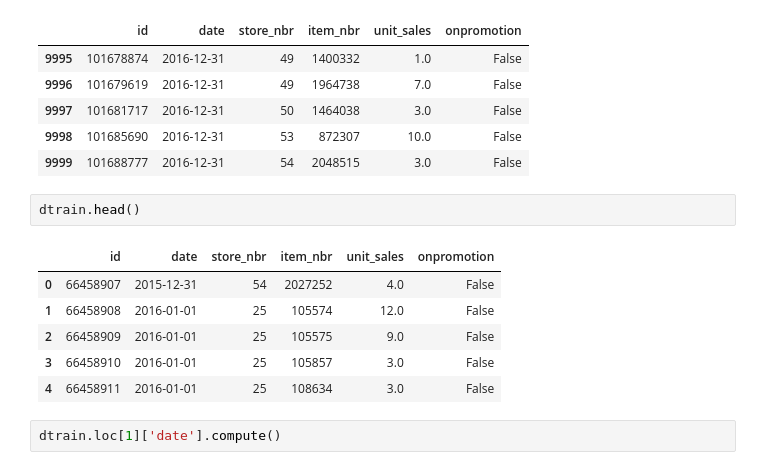
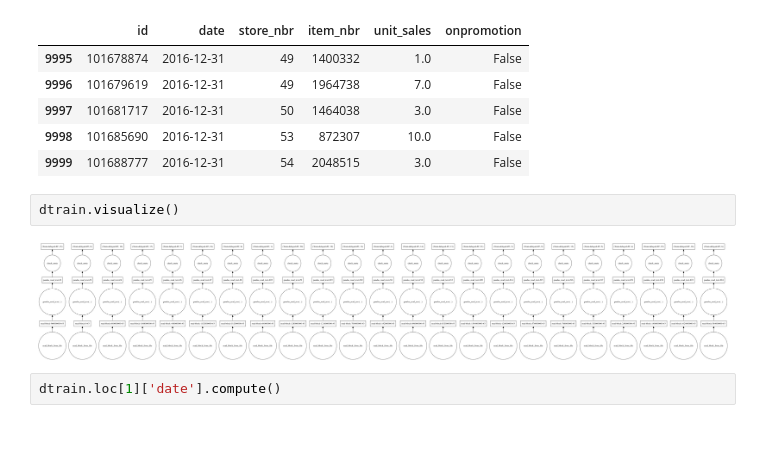
Before and after one commit to abbiepopa/kaggle_grocery, a Jupyter notebook: scripts/2.0_processing_for_analysis.ipynb, the cells around one changed output. Saved outputs shown, nothing was run; the diff lists cells and outputs as text; blank space fills up the shorter version.

```diff
--- a/scripts/2.0_processing_for_analysis.ipynb
+++ b/scripts/2.0_processing_for_analysis.ipynb
@@ -48,14 +63,9 @@ train.tail()
 | 9998 | 101685690 | 2016-12-31 | 53 | 872307 | 10.0 | False |
 | 9999 | 101688777 | 2016-12-31 | 54 | 2048515 | 3.0 | False |
 # %%
-dtrain.head()
+dtrain.visualize()
 # %% [output]
-|  | id | date | store_nbr | item_nbr | unit_sales | onpromotion |
-| 0 | 66458907 | 2015-12-31 | 54 | 2027252 | 4.0 | False |
-| 1 | 66458908 | 2016-01-01 | 25 | 105574 | 12.0 | False |
-| 2 | 66458909 | 2016-01-01 | 25 | 105575 | 9.0 | False |
-| 3 | 66458910 | 2016-01-01 | 25 | 105857 | 3.0 | False |
-| 4 | 66458911 | 2016-01-01 | 25 | 108634 | 3.0 | False |
+[figure, added]
 # %%
 dtrain.loc[1]['date'].compute()
 # %% [output]
```
Also changed, not shown: parts of 16 cells of this notebook, 1 other file.
